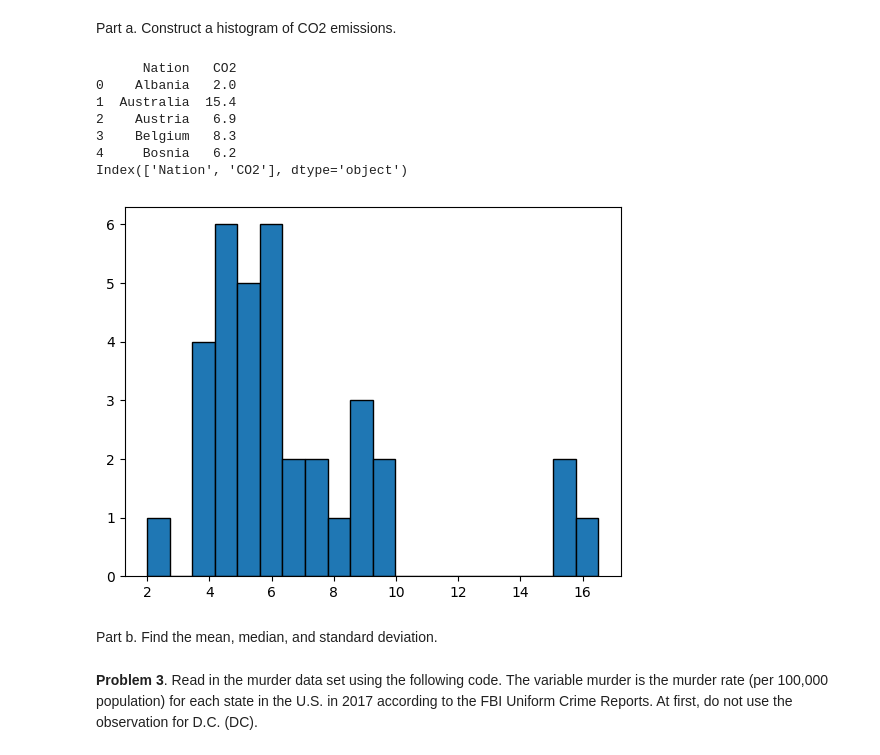
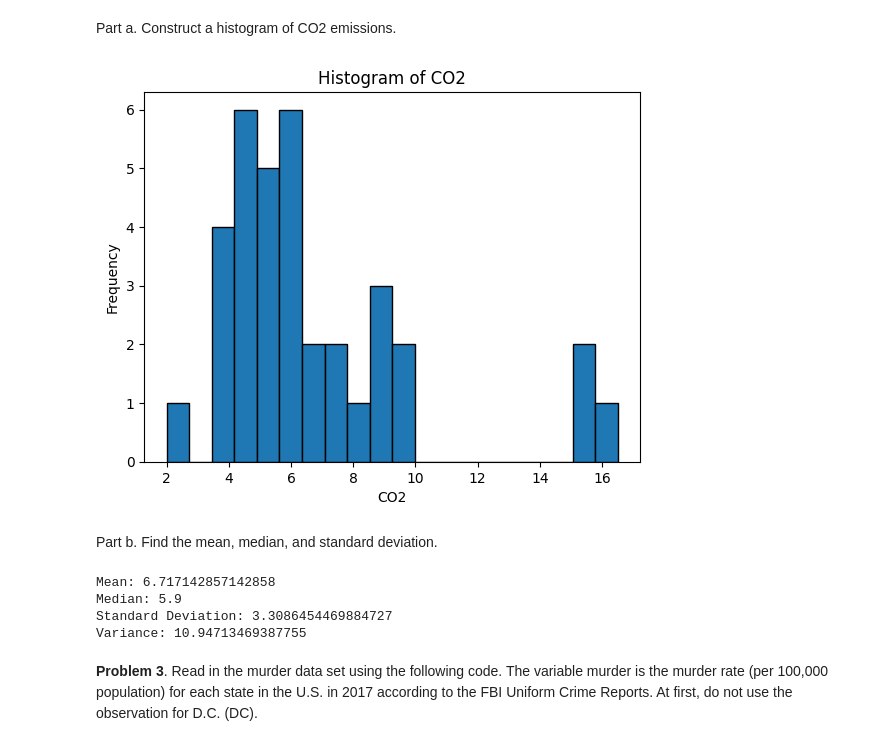
Before and after one commit to stat220/stat-220-hw1-ChrisChauyh, a Jupyter notebook: Stat_220_HW1.ipynb, the cells around one changed output. Drawn from its saved outputs; the diff is of its cells as text; code cells hidden in the pictures.

```diff
--- a/Stat_220_HW1.ipynb
+++ b/Stat_220_HW1.ipynb
@@ -15,24 +16,36 @@ import matplotlib.pyplot as plt
 carbon_west = pd.read_fwf("https://stat4ds.rwth-aachen.de/data/Carbon_West.dat")
 # %% [markdown]
 Part a. Construct a histogram of CO2 emissions.
-# %%
-print(carbon_west.head())   # Check the first few rows
-print(carbon_west.columns)  # Check the column names
-
-plt.hist(carbon_west['CO2'], bins=20, edgecolor='black')
-
-plt.show()
-# %% [output]
-      Nation   CO2
-0    Albania   2.0
-1  Australia  15.4
-2    Austria   6.9
-3    Belgium   8.3
-4     Bosnia   6.2
-Index(['Nation', 'CO2'], dtype='object')
-[figure, removed]
+# %%
+
+
+plt.hist(carbon_west['CO2'], bins=20, edgecolor='black')
+plt.xlabel('CO2')
+plt.ylabel('Frequency')
+plt.title('Histogram of CO2')
+
+plt.show()
+# %% [output]
+[figure, added]
 # %% [markdown]
 Part b. Find the mean, median, and standard deviation.
+# %%
+# Calculate mean, median, and standard deviation
+mean_value = np.mean(carbon_west['CO2'])
+median_value = np.median(carbon_west['CO2'])
+std_deviation = np.std(carbon_west['CO2'])
+variance = np.var(carbon_west['CO2'])
+
+# Display the results
+print(f"Mean: {mean_value}")
+print(f"Median: {median_value}")
+print(f"Standard Deviation: {std_deviation}")
+print(f"Variance: {variance}")
+# %% [output]
+Mean: 6.717142857142858
+Median: 5.9
+Standard Deviation: 3.3086454469884727
+Variance: 10.94713469387755
 # %% [markdown]
 **Problem 3**. Read in the murder data set using the following code. The variable murder is the murder rate (per 100,000 population) for each state in the U.S. in 2017 according to the FBI Uniform Crime Reports. At first, do not use the observation for D.C. (DC).
 # %%
```
Also changed, not shown: parts of 12 cells of this notebook.
